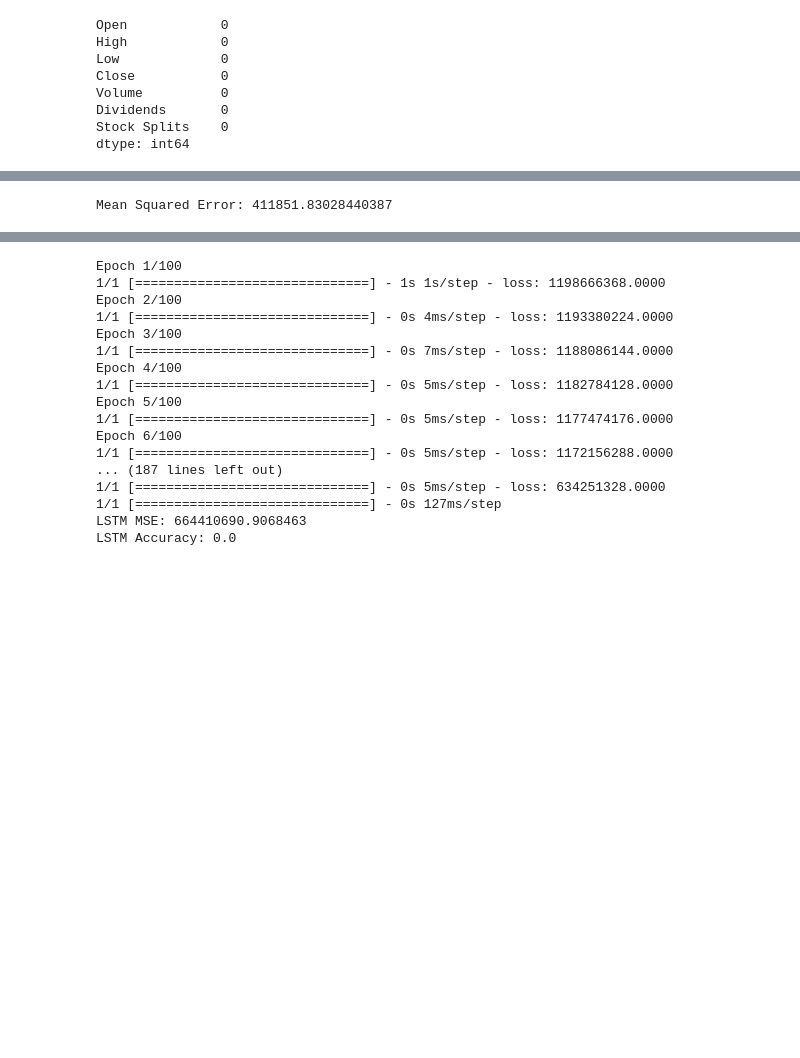
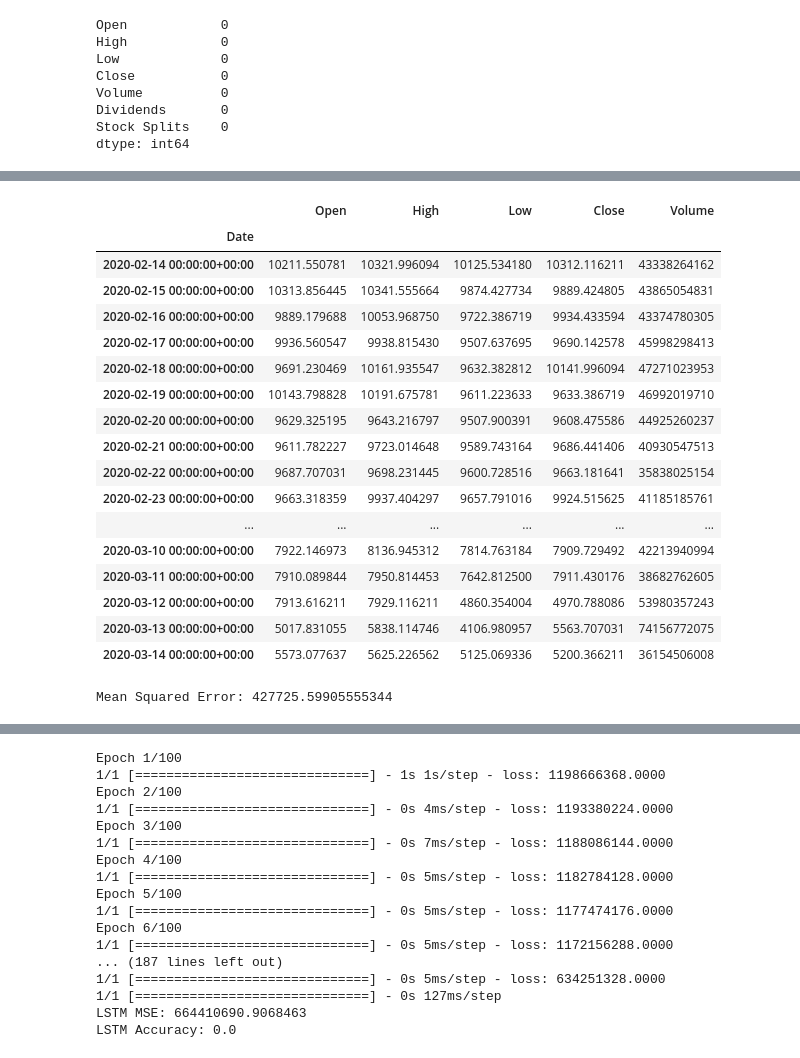
Before and after one commit to Ao-27/Group2_Project4, a Jupyter notebook: Untitled.ipynb, the cells around one changed output, grey strips where cells are left out. Drawn from its saved outputs; the diff is of its cells as text; code cells hidden in the pictures; blank space fills up the shorter version.

```diff
--- a/Untitled.ipynb
+++ b/Untitled.ipynb
@@ -19,7 +17,7 @@ from tensorflow.keras.layers import LSTM, Bidirectional
 # Define the ticker symbol and time period
 
 tickerSymbol = 'BTC-USD'
-start_date = '2023-10-30'
+start_date = '2020-02-14'
 end_date = '2023-11-15'
 
 # Fetch the historical data
@@ -87,7 +84,0 @@ Date
-# %%
-#adding z-score to the data
-
-z_scores = np.abs(stats.zscore(tickerDf['Close']))
-tickerDf = tickerDf[(z_scores < 3)]  # Keeping only rows with z-score less than 3
-
-print(z_scores)
@@ -113,17 +85,3 @@ Name: Close, dtype: float64
-# %%
-#Feature Engineering
-
-# Indicator Calculation (e.g., moving average)
-tickerDf['MA_10'] = tickerDf['Close'].rolling(window=10).mean()  # 10 days moving average
-
-# Normalization (Standard Scaling as example)
-scaler = StandardScaler()
-tickerDf['Close_Scaled'] = scaler.fit_transform(tickerDf[['Close']])
-# %%
-# Statistical Analysis
-
-tickerDf['Return'] = tickerDf['Close'].pct_change()  # Daily returns
-tickerDf['Volatility'] = tickerDf['Return'].rolling(window=30).std() * np.sqrt(30)  # Monthly volatility
 # %%
 # Time Series Decomposition Plots
 decomposition = seasonal_decompose(tickerDf['Close'], model='additive', period=30)
@@ -137,0 +97,21 @@ ValueError: x must have 2 complete cycles requires 60 observations. x only has 1
+# %%
+tickerDf.head(30)
+# %% [output]
+|  | Open | High | Low | Close | Volume |
+| Date |  |  |  |  |  |
+| 2020-02-14 00:00:00+00:00 | 10211.550781 | 10321.996094 | 10125.534180 | 10312.116211 | 43338264162 |
+| 2020-02-15 00:00:00+00:00 | 10313.856445 | 10341.555664 | 9874.427734 | 9889.424805 | 43865054831 |
+| 2020-02-16 00:00:00+00:00 | 9889.179688 | 10053.968750 | 9722.386719 | 9934.433594 | 43374780305 |
+| 2020-02-17 00:00:00+00:00 | 9936.560547 | 9938.815430 | 9507.637695 | 9690.142578 | 45998298413 |
+| 2020-02-18 00:00:00+00:00 | 9691.230469 | 10161.935547 | 9632.382812 | 10141.996094 | 47271023953 |
+| 2020-02-19 00:00:00+00:00 | 10143.798828 | 10191.675781 | 9611.223633 | 9633.386719 | 46992019710 |
+| 2020-02-20 00:00:00+00:00 | 9629.325195 | 9643.216797 | 9507.900391 | 9608.475586 | 44925260237 |
+| 2020-02-21 00:00:00+00:00 | 9611.782227 | 9723.014648 | 9589.743164 | 9686.441406 | 40930547513 |
+| 2020-02-22 00:00:00+00:00 | 9687.707031 | 9698.231445 | 9600.728516 | 9663.181641 | 35838025154 |
+| 2020-02-23 00:00:00+00:00 | 9663.318359 | 9937.404297 | 9657.791016 | 9924.515625 | 41185185761 |
+| ... | ... | ... | ... | ... | ... |
+| 2020-03-10 00:00:00+00:00 | 7922.146973 | 8136.945312 | 7814.763184 | 7909.729492 | 42213940994 |
+| 2020-03-11 00:00:00+00:00 | 7910.089844 | 7950.814453 | 7642.812500 | 7911.430176 | 38682762605 |
+| 2020-03-12 00:00:00+00:00 | 7913.616211 | 7929.116211 | 4860.354004 | 4970.788086 | 53980357243 |
+| 2020-03-13 00:00:00+00:00 | 5017.831055 | 5838.114746 | 4106.980957 | 5563.707031 | 74156772075 |
+| 2020-03-14 00:00:00+00:00 | 5573.077637 | 5625.226562 | 5125.069336 | 5200.366211 | 36154506008 |
@@ -140,25 +139,25 @@ ValueError: x must have 2 complete cycles requires 60 observations. x only has 1
 # Note: This is more about forming hypotheses and identifying potential predictors based on domain knowledge and initial analysis.
 
 # Theory Testing - Example with Simple Linear Regression
-from sklearn.linear_model import LinearRegression
+from sklearn.linear_model import LinearRegression #PCA can be a second option ...
 from sklearn.model_selection import train_test_split
 from sklearn.metrics import mean_squared_error
 
 # Assuming we want to predict 'Close' using 'Volume' (as an example)
-X = tickerDf[['Volume']]
-y = tickerDf['Close']
+X_features = tickerDf[["High","Volume"]]    #lin_reg_df  #[   #features_col_names_fetched2]
+y_target = tickerDf["Close"]   #lin_ref_target
 
 # Splitting the data into train and test sets
-X_train, X_test, y_train, y_test = train_test_split(X, y, test_size=0.2, random_state=0)
+X_train, X_test, y_train, y_test = train_test_split(X_features, y_target, test_size=0.2, random_state=0)
 
 # Creating a linear regression model
 model = LinearRegression()
 model.fit(X_train, y_train)
 
 # Predicting and evaluating the model
-predictions = model.predict(X_test)
-print("Mean Squared Error:", mean_squared_error(y_test, predictions))
+y_predictions = model.predict(X_test)
+print("Mean Squared Error:", mean_squared_error(y_test, y_predictions))
 # %% [output]
-Mean Squared Error: 411851.83028440387
+Mean Squared Error: 427725.59905555344
 # %%
 # Train-Test Split
```
Also changed, not shown: parts of 9 cells of this notebook, 2 other files.
